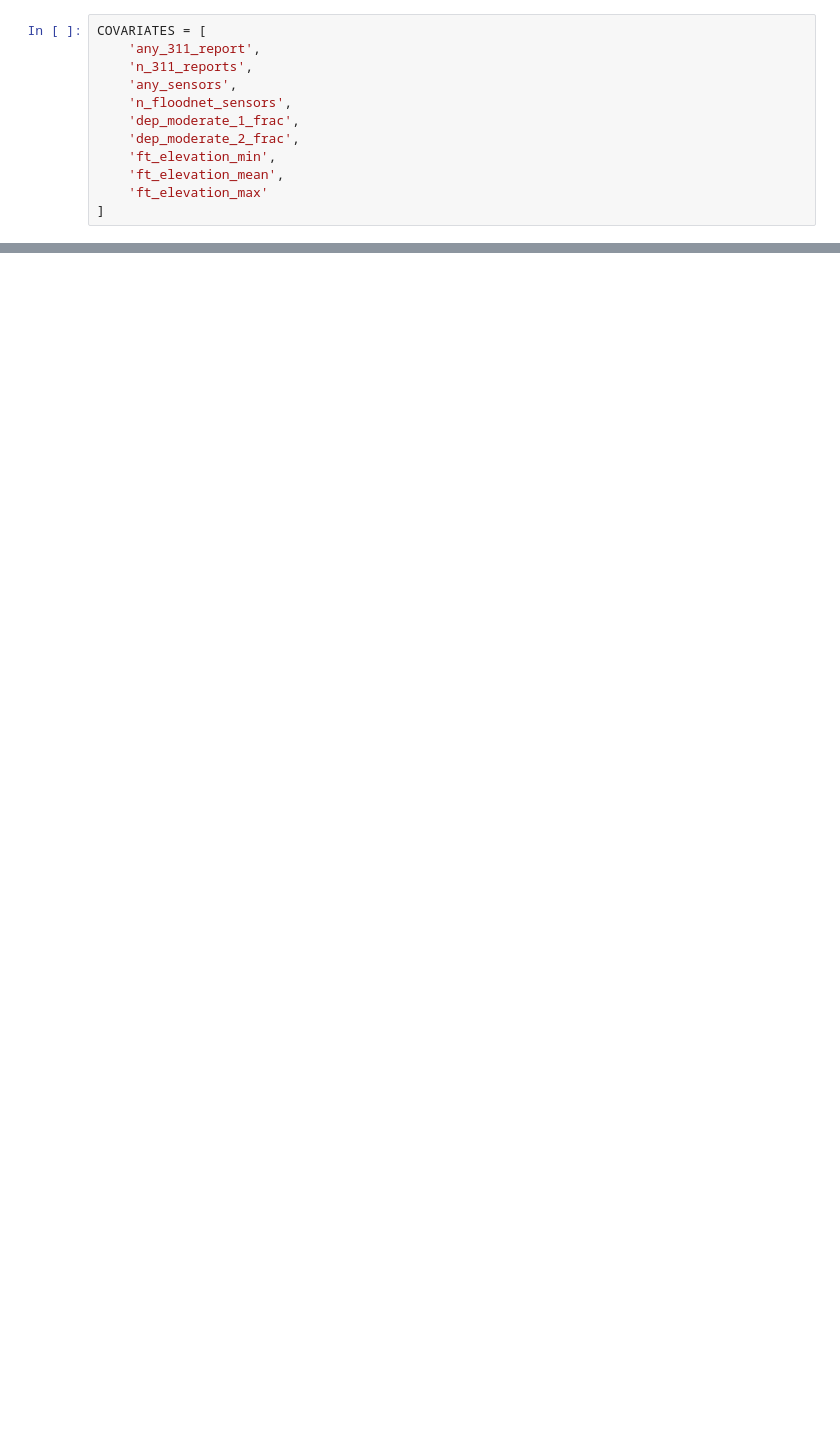
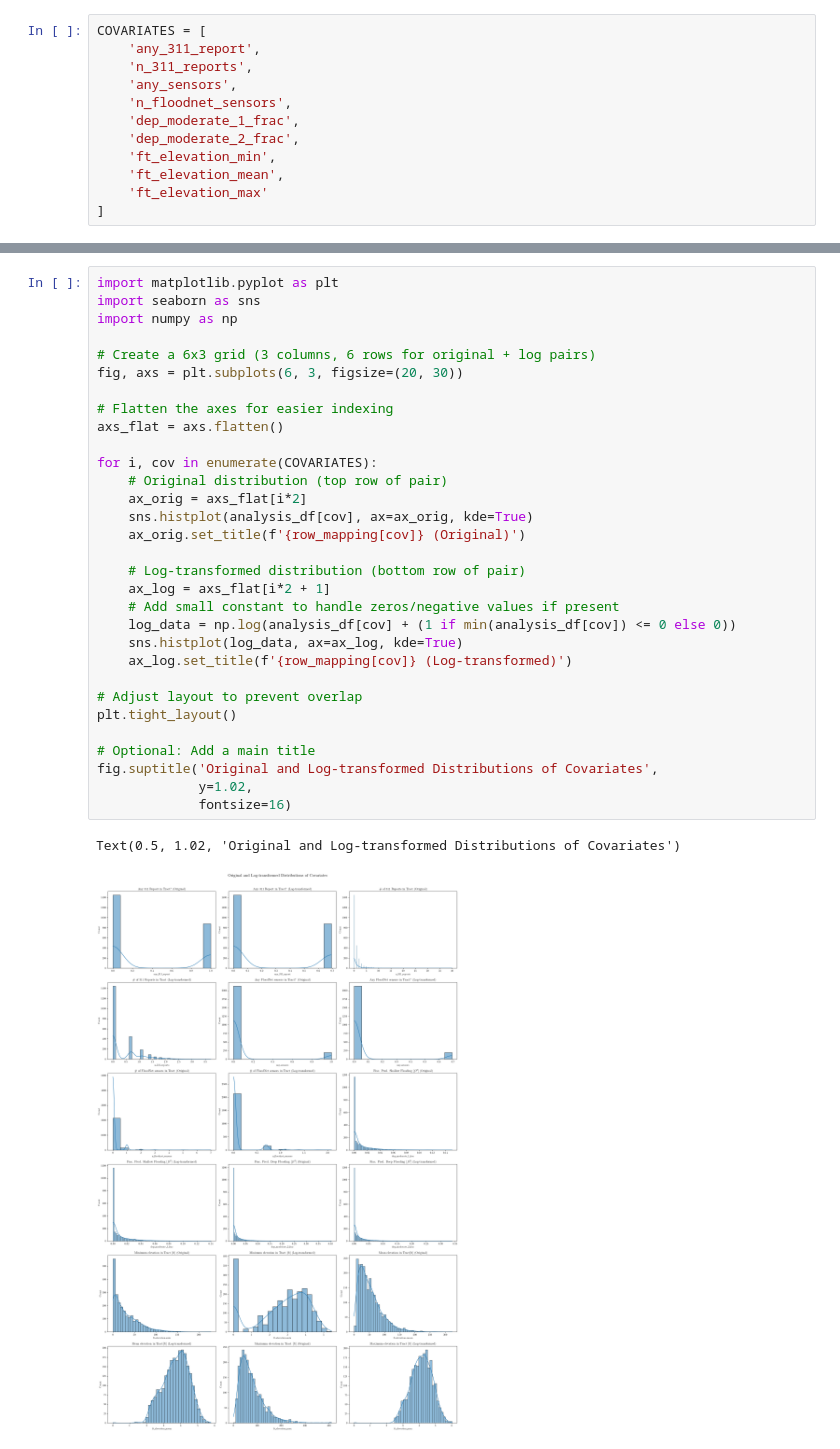
Before and after one commit to pendulating/bayflood, a Jupyter notebook: notebooks/for_paper/f_analysis_external_corrs.ipynb, the cells around one changed output, grey strips where cells are left out. Saved outputs shown, nothing was run; the diff lists cells and outputs as text; blank space fills up the shorter version.

```diff
--- a/notebooks/for_paper/f_analysis_external_corrs.ipynb
+++ b/notebooks/for_paper/f_analysis_external_corrs.ipynb
@@ -66 +178,35 @@ row_mapping = {
+# %%
+import matplotlib.pyplot as plt
+import seaborn as sns
+import numpy as np
+
+# Create a 6x3 grid (3 columns, 6 rows for original + log pairs)
+fig, axs = plt.subplots(6, 3, figsize=(20, 30))
+
+# Flatten the axes for easier indexing
+axs_flat = axs.flatten()
+
+for i, cov in enumerate(COVARIATES):
+    # Original distribution (top row of pair)
+    ax_orig = axs_flat[i*2]
+    sns.histplot(analysis_df[cov], ax=ax_orig, kde=True)
+    ax_orig.set_title(f'{row_mapping[cov]} (Original)')
+
+    # Log-transformed distribution (bottom row of pair)
+    ax_log = axs_flat[i*2 + 1]
+    # Add small constant to handle zeros/negative values if present
+    log_data = np.log(analysis_df[cov] + (1 if min(analysis_df[cov]) <= 0 else 0))
+    sns.histplot(log_data, ax=ax_log, kde=True)
+    ax_log.set_title(f'{row_mapping[cov]} (Log-transformed)')
+
+# Adjust layout to prevent overlap
+plt.tight_layout()
+
+# Optional: Add a main title
+fig.suptitle('Original and Log-transformed Distributions of Covariates',
+             y=1.02,
+             fontsize=16)
+# %% [output]
+Text(0.5, 1.02, 'Original and Log-transformed Distributions of Covariates')
+[figure, added]
 # %%
```
Also changed, not shown: parts of 8 cells of this notebook.
